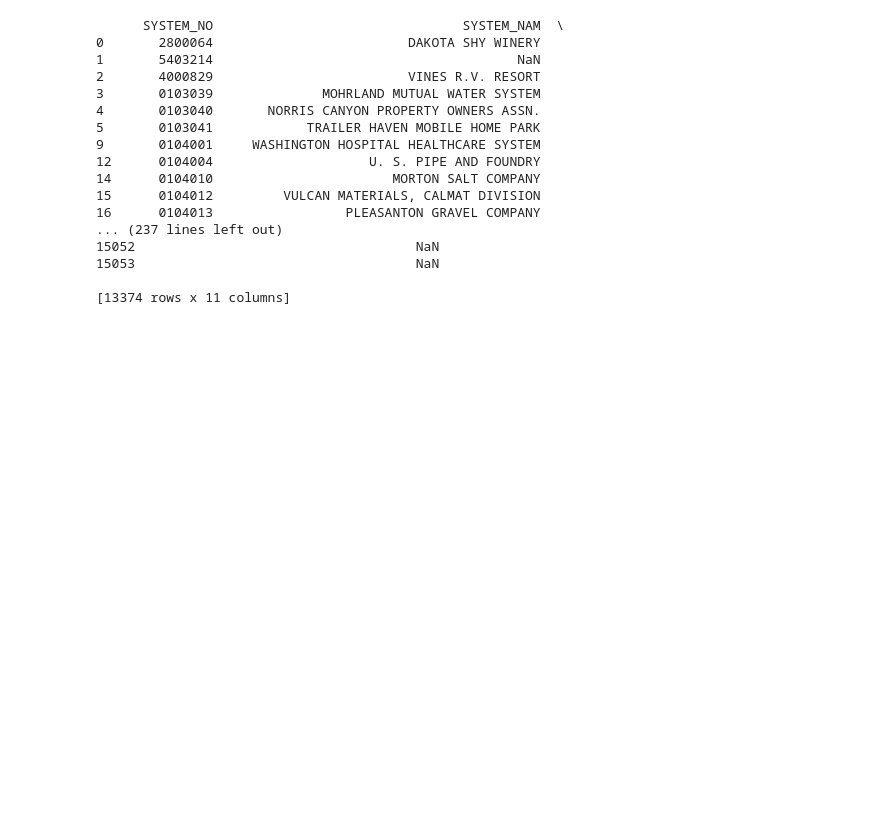
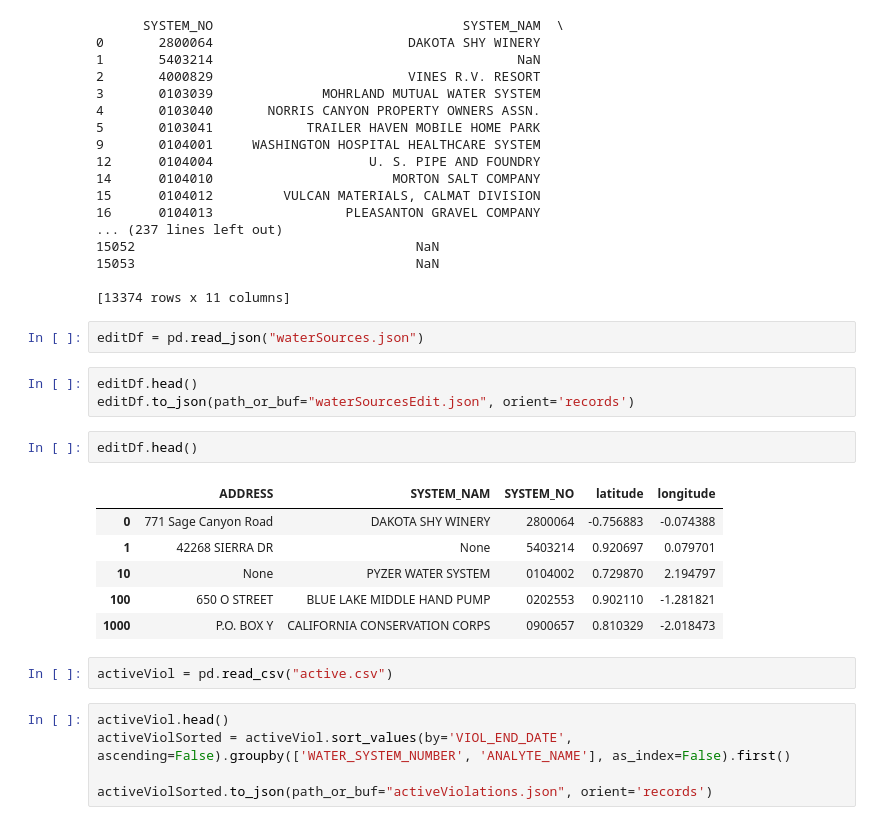
Before and after one commit to waterdatacollaborative/HowsMyWater-DataAnalysis, a Jupyter notebook: DataExploration.ipynb, the cells around one changed output. Saved outputs shown, nothing was run; the diff lists cells and outputs as text; blank space fills up the shorter version.

```diff
--- a/DataExploration.ipynb
+++ b/DataExploration.ipynb
@@ -35,3 +68,24 @@ print((watsysDf.loc[watsysDf['ADDRESS'] != None]))
 15053                                    NaN
 
 [13374 rows x 11 columns]
+# %%
+editDf = pd.read_json("waterSources.json")
+# %%
+editDf.head()
+editDf.to_json(path_or_buf="waterSourcesEdit.json", orient='records')
+# %%
+editDf.head()
+# %% [output]
+|  | ADDRESS | SYSTEM_NAM | SYSTEM_NO | latitude | longitude |
+| 0 | 771 Sage Canyon Road | DAKOTA SHY WINERY | 2800064 | -0.756883 | -0.074388 |
+| 1 | 42268 SIERRA DR | None | 5403214 | 0.920697 | 0.079701 |
+| 10 | None | PYZER WATER SYSTEM | 0104002 | 0.729870 | 2.194797 |
+| 100 | 650 O STREET | BLUE LAKE MIDDLE HAND PUMP | 0202553 | 0.902110 | -1.281821 |
+| 1000 | P.O. BOX Y | CALIFORNIA CONSERVATION CORPS | 0900657 | 0.810329 | -2.018473 |
+# %%
+activeViol = pd.read_csv("active.csv")
+# %%
+activeViol.head()
+activeViolSorted = activeViol.sort_values(by='VIOL_END_DATE', ascending=False).groupby(['WATER_SYSTEM_NUMBER', 'ANALYTE_NAME'], as_index=False).first()
+
+activeViolSorted.to_json(path_or_buf="activeViolations.json", orient='records')
```
Also changed, not shown: parts of 11 cells of this notebook, 9 other files.
